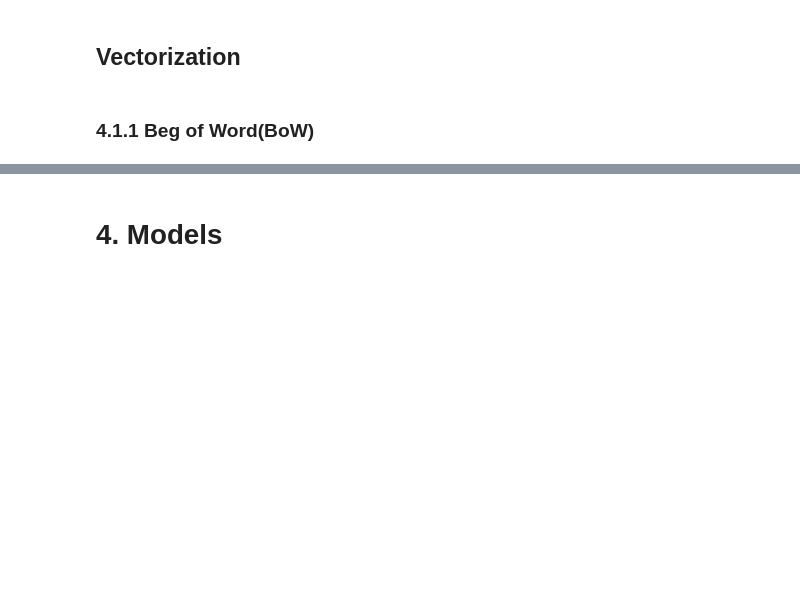
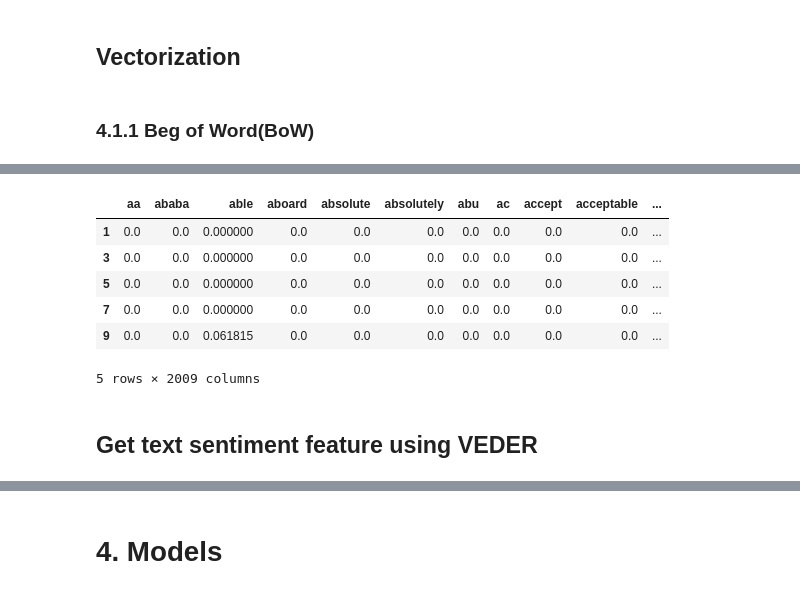
Before and after one commit to DristantaNirola/Airline_Passenger_referral_Prediction, a Jupyter notebook: Airline_Passenger_referral_Prediction.ipynb, the cells around one changed output, grey strips where cells are left out. Drawn from its saved outputs; the diff is of its cells as text; code cells hidden in the pictures; blank space fills up the shorter version.

```diff
--- a/Airline_Passenger_referral_Prediction.ipynb
+++ b/Airline_Passenger_referral_Prediction.ipynb
@@ -537,0 +569,21 @@ X.toarray().shape
+# %%
+x= X.toarray()
+# %%
+x= pd.DataFrame(x,columns=Column)
+# %%
+# Splitting the data in to train and validate.
+result = pd.concat([x, df_air], axis=1, join='inner')
+# %%
+result.drop(['customer_review'],axis=1,inplace=True)
+# %%
+result.head()
+# %% [output]
+|  | aa | ababa | able | aboard | absolute | absolutely | abu | ac | accept | acceptable | ... |
+| 1 | 0.0 | 0.0 | 0.000000 | 0.0 | 0.0 | 0.0 | 0.0 | 0.0 | 0.0 | 0.0 | ... |
+| 3 | 0.0 | 0.0 | 0.000000 | 0.0 | 0.0 | 0.0 | 0.0 | 0.0 | 0.0 | 0.0 | ... |
+| 5 | 0.0 | 0.0 | 0.000000 | 0.0 | 0.0 | 0.0 | 0.0 | 0.0 | 0.0 | 0.0 | ... |
+| 7 | 0.0 | 0.0 | 0.000000 | 0.0 | 0.0 | 0.0 | 0.0 | 0.0 | 0.0 | 0.0 | ... |
+| 9 | 0.0 | 0.0 | 0.061815 | 0.0 | 0.0 | 0.0 | 0.0 | 0.0 | 0.0 | 0.0 | ... |
+5 rows × 2009 columns
+# %% [markdown]
+## Get text sentiment feature using VEDER
```
Also changed, not shown: parts of 64 cells of this notebook.
